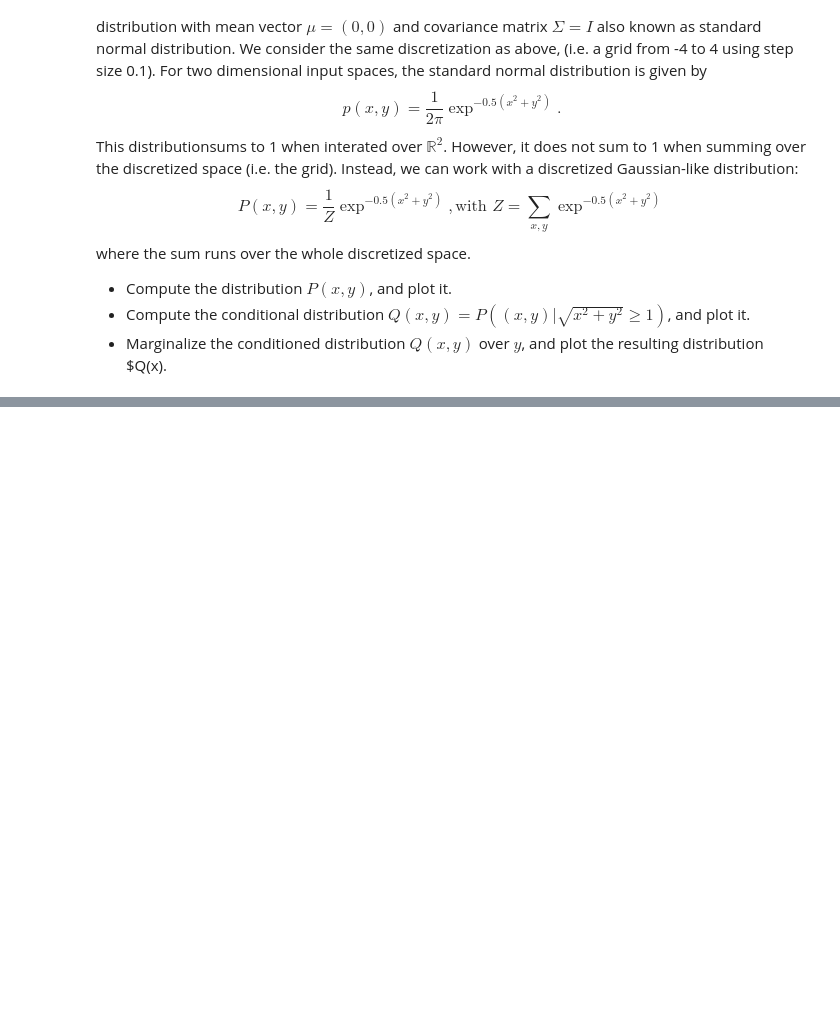
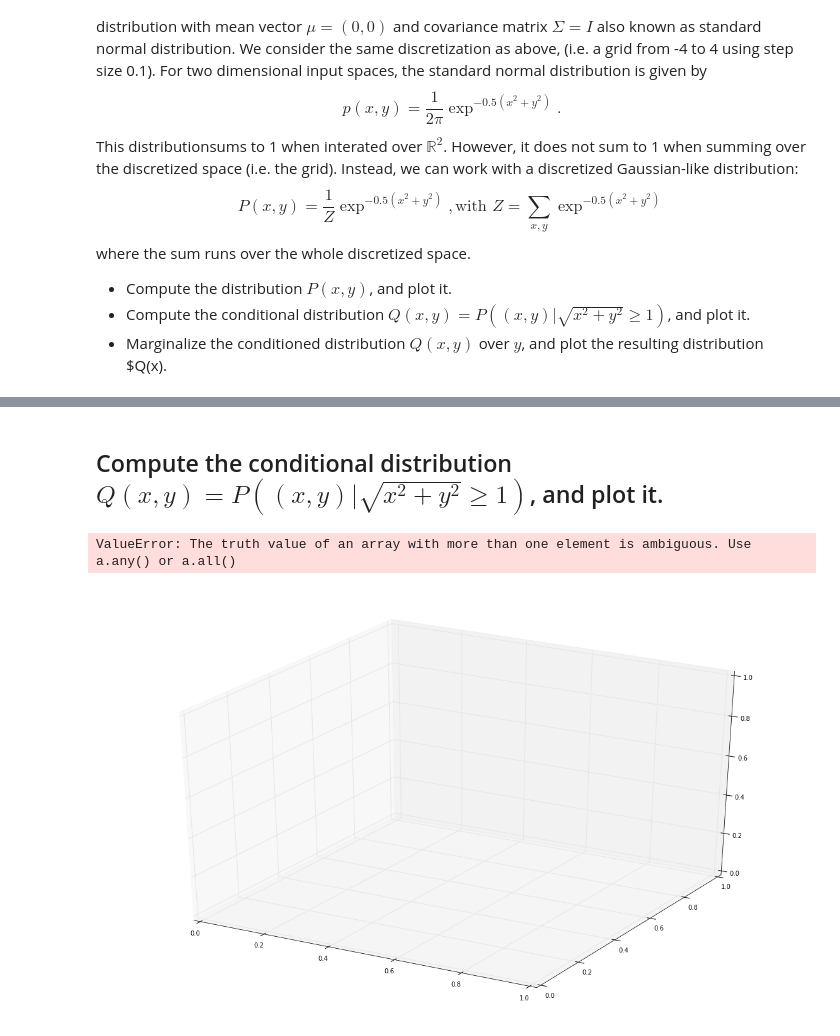
Before and after one commit to jariou/MachineLearningCourse-Python, a Jupyter notebook: Exercizes.ipynb, the cells around one changed output, grey strips where cells are left out. Cells and saved outputs as stored; diff of their text form; code cells hidden in the pictures; blank space fills up the shorter version.

Commit message:
Did the first part. Some errors in the second

```diff
--- a/Exercizes.ipynb
+++ b/Exercizes.ipynb
@@ -76,0 +107,15 @@ where the sum runs over the whole discretized space.
+# %% [markdown]
+## Compute the conditional distribution $Q(x, y) = P\left(\left.(x,y)\right|\sqrt{x^2+y^2}\ge 1\right)$, and plot it.
+# %%
+def Q(x, y):
+    if (x**2 + y**2) < 1.0:
+        0.0
+    else:
+        P(x, y)
+
+fig2 = plt.figure(figsize = (20, 12))
+ax = plt.axes(projection = '3d')
+ax.scatter(X, Y, Q(X, Y), s=1, alpha = 0.5)
+# %% [output]
+ValueError: The truth value of an array with more than one element is ambiguous. Use a.any() or a.all()
+[figure, added]
```
Also changed, not shown: parts of 7 cells of this notebook.
